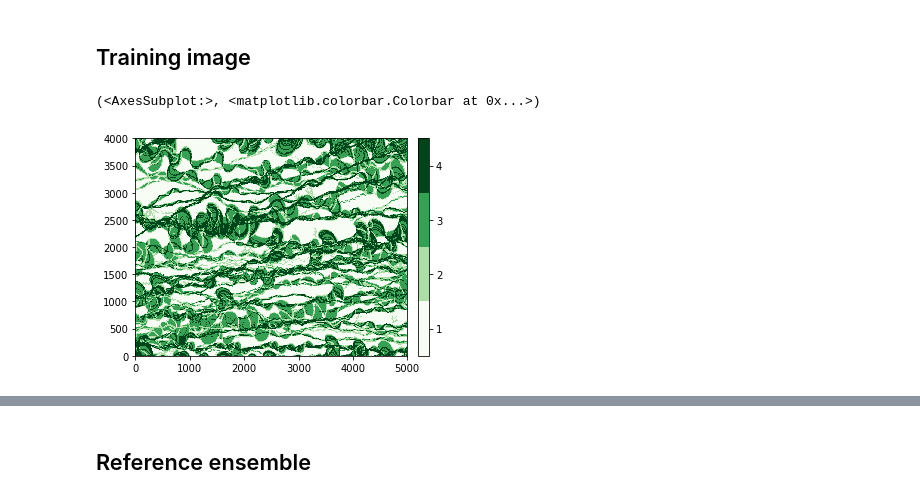
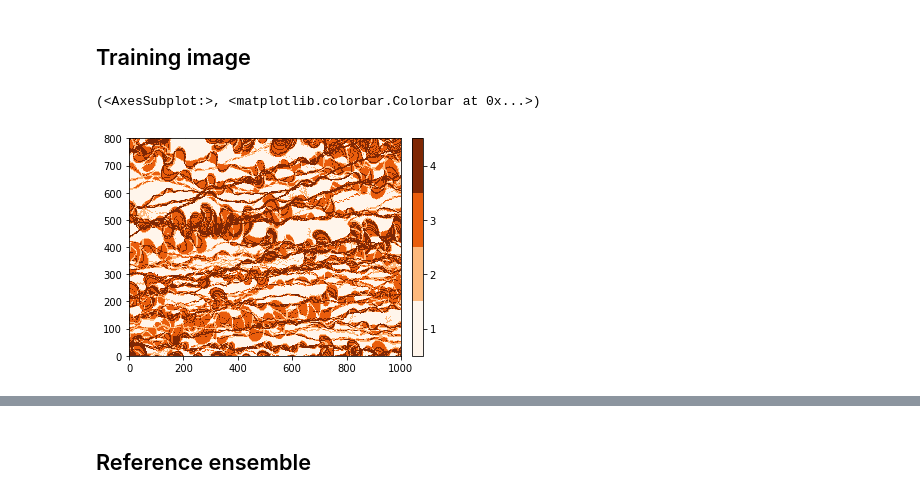
Before and after one commit to randlab/simplified-ds, a Jupyter notebook: Case1.ipynb, the cells around one changed output, grey strips where cells are left out. Saved outputs shown, nothing was run; the diff lists cells and outputs as text; code cells hidden in the pictures.

```diff
--- a/Case1.ipynb
+++ b/Case1.ipynb
@@ -20,7 +23,9 @@ from utils import save_computation
 ## Training image
 # %%
 ti = img.readImageGslib('data/ti_4cat_wl375_2.gslib')
-imgplot.drawImage2D(ti, categ=True, cmap=plt.cm.get_cmap('Greens', 4))
+ti.sx = 1
+ti.sy = 1
+imgplot.drawImage2D(ti, categ=True, cmap=plt.cm.get_cmap('Oranges', 4))
 # %% [output]
 (<AxesSubplot:>, <matplotlib.colorbar.Colorbar at 0x...>)
-[figure, old version]
+[figure, new version]
```
Also changed, not shown: parts of 26 cells of this notebook, 8 other files.
